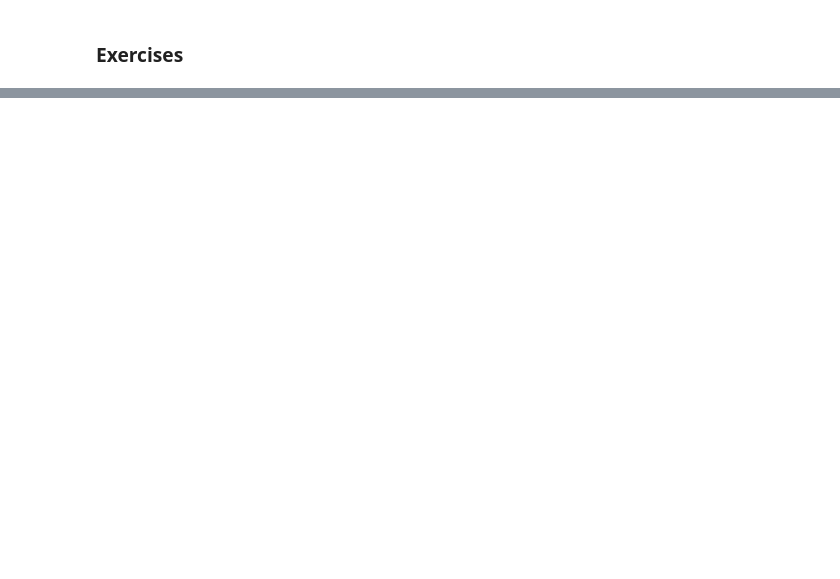
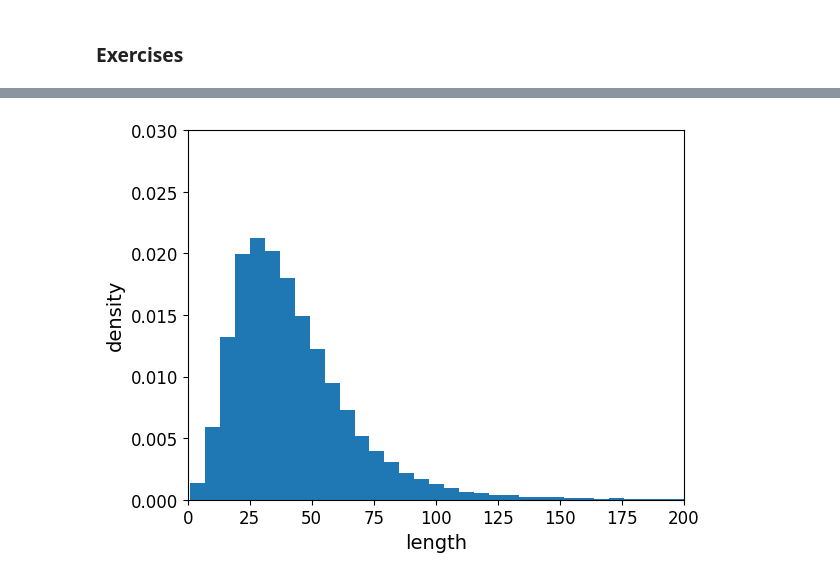
Before and after one commit to Divyanshyadavofficial/RNN, a Jupyter notebook: Sequences_and_RNNs.ipynb, the cells around one changed output, grey strips where cells are left out. Saved outputs shown, nothing was run; the diff lists cells and outputs as text; code cells hidden in the pictures; blank space fills up the shorter version.

```diff
--- a/Sequences_and_RNNs.ipynb
+++ b/Sequences_and_RNNs.ipynb
@@ -1017,0 +1114,9 @@ if __name__ == "__main__":
+# %%
+lengths = np.concatenate([lengths for _, lenghts, _ in train_set.take(1000)])
+plt.hist(lengths,bins=150,density=True)
+plt.axis([0, 200, 0, 0.03])
+plt.xlabel("length")
+plt.ylabel("density")
+plt.show()
+# %% [output]
+[figure, added]
```
Also changed, not shown: parts of 56 cells of this notebook.
